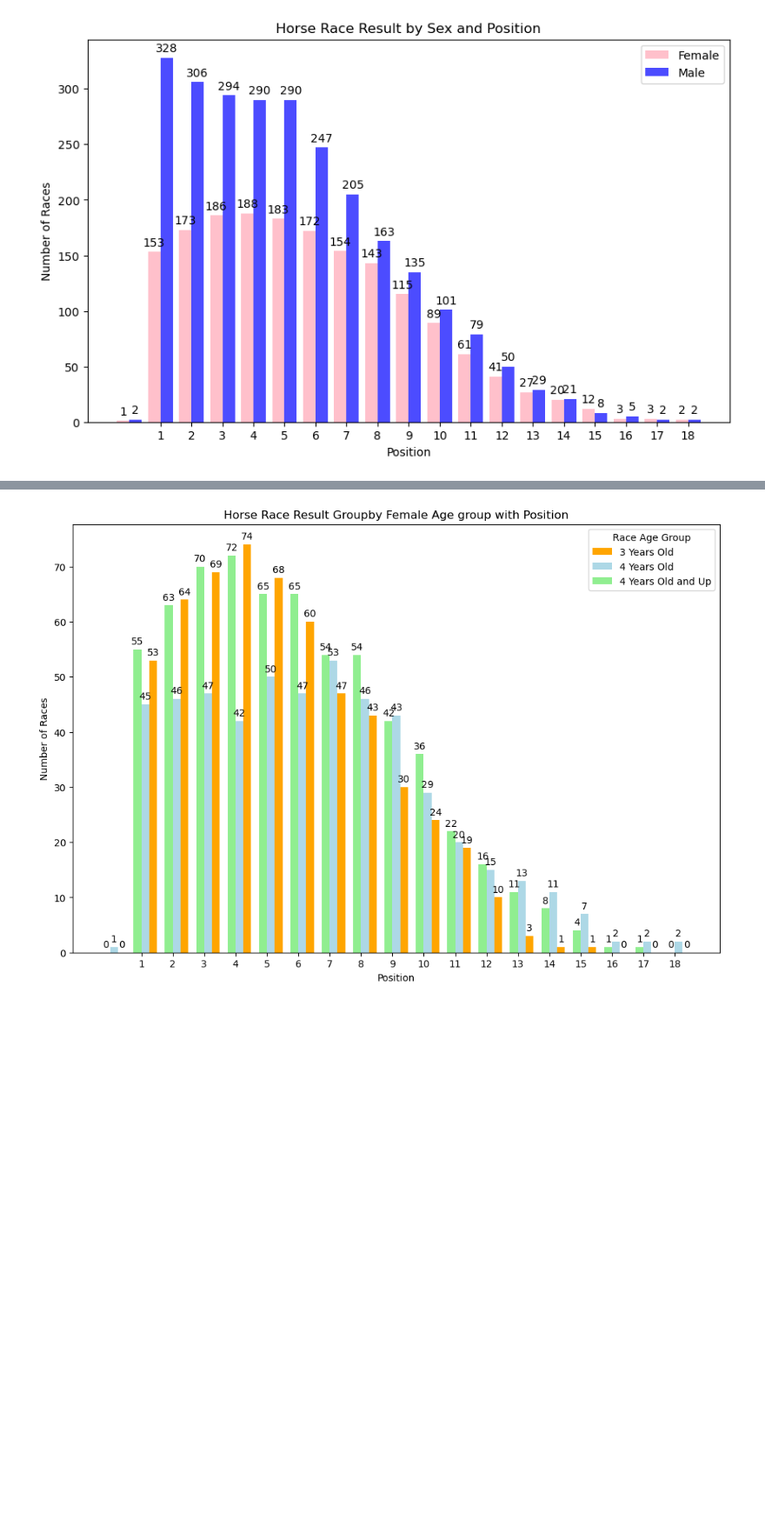
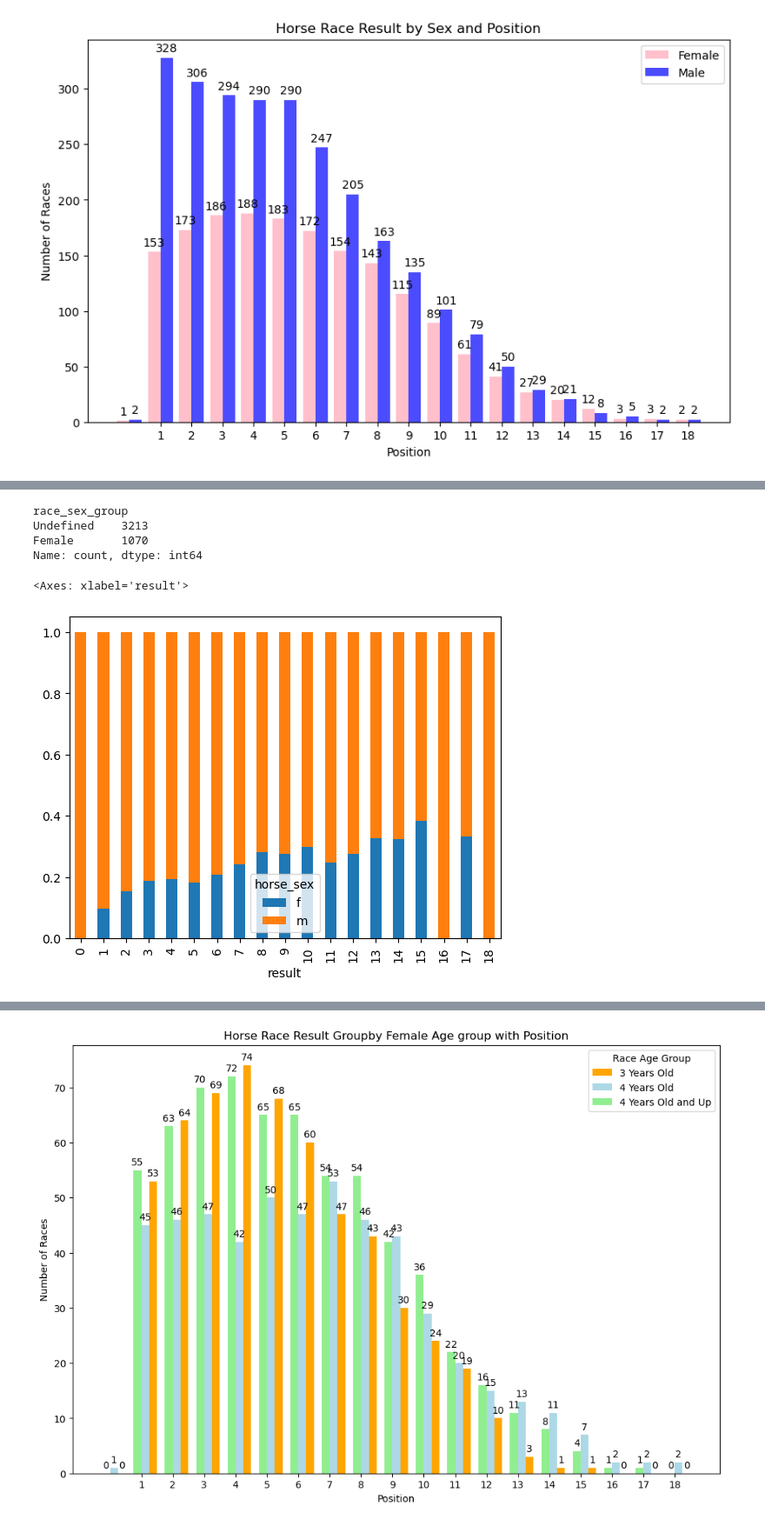
Before and after one commit to moonsunkey/Project-1, a Jupyter notebook: HorseRacing_jinlu.ipynb, the cells around one changed output, grey strips where cells are left out. Shown at 87% size. Saved outputs shown, nothing was run; the diff lists cells and outputs as text; code cells hidden in the pictures; blank space fills up the shorter version.

```diff
--- a/HorseRacing_jinlu.ipynb
+++ b/HorseRacing_jinlu.ipynb
@@ -450,0 +469,14 @@ plt.show()
+# %%
+clean['race_sex_group'].value_counts()
+# %% [output]
+race_sex_group
+Undefined    3213
+Female       1070
+Name: count, dtype: int64
+# %%
+undefined_race_type=clean.loc[clean['race_sex_group']=='Undefined']
+gender_pivot=undefined_race_type.pivot_table(index='result', columns='horse_sex', aggfunc='size')
+gender_pivot.apply(lambda x: x/(gender_pivot.sum(axis=1))).plot(kind='bar', stacked=True)
+# %% [output]
+<Axes: xlabel='result'>
+[figure, added]
```
Also changed, not shown: parts of 4 cells of this notebook, 1 other file.
